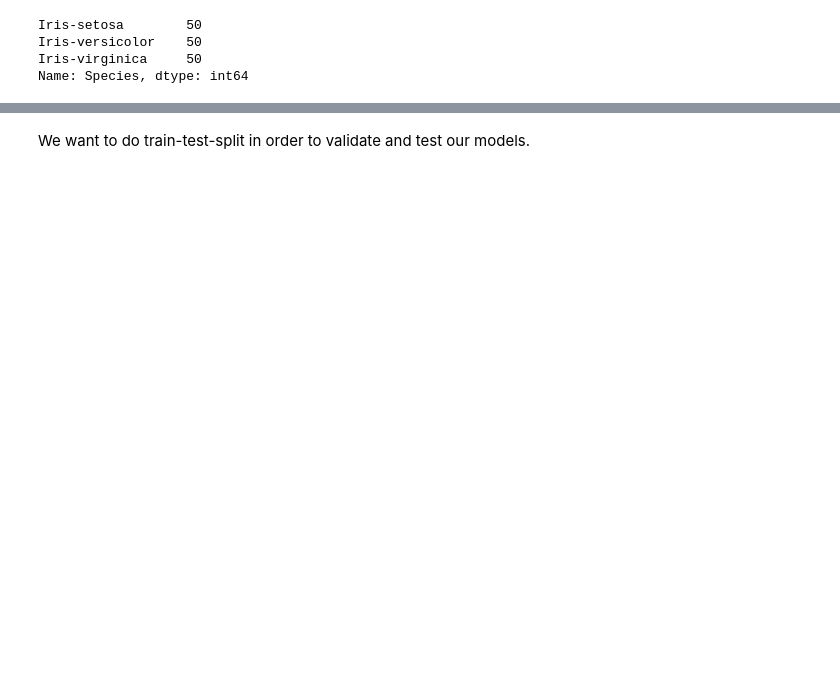
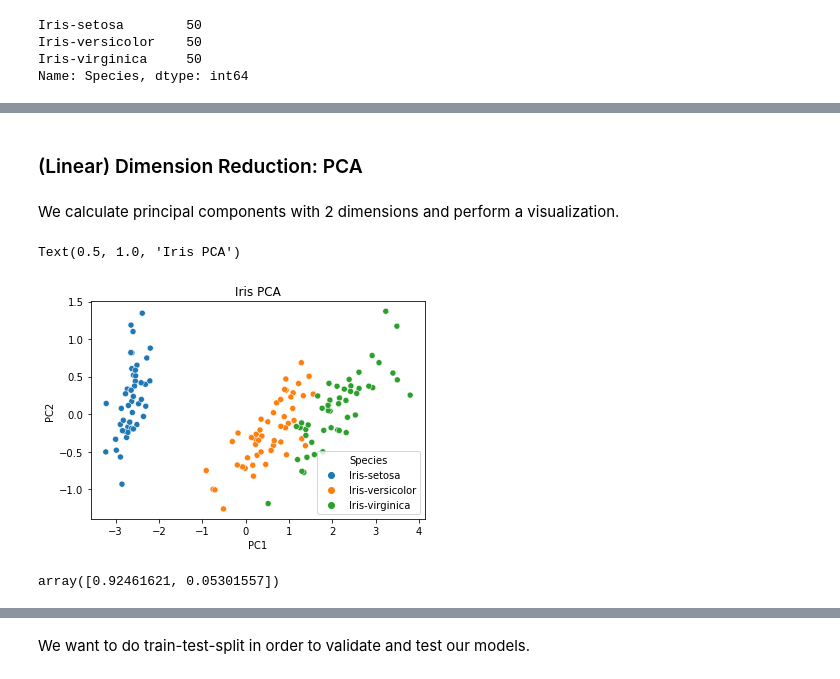
Before and after one commit to gfrostmath/iris, a Jupyter notebook: iris.ipynb, the cells around one changed output, grey strips where cells are left out. Drawn from its saved outputs; the diff is of its cells as text; code cells hidden in the pictures; blank space fills up the shorter version.

```diff
--- a/iris.ipynb
+++ b/iris.ipynb
@@ -105,0 +221,28 @@ sns.boxplot(x='Species', y='SepalLengthCm', data=iris)
+# %% [markdown]
+### (Linear) Dimension Reduction: PCA <a class="anchor" id="PCA"></a>
+# %% [markdown]
+We calculate principal components with 2 dimensions and perform a visualization.
+# %%
+# Intialize PCA with 2 components:
+pca = PCA(n_components=2, random_state=0)
+# Calculate PCA on X-values of entire dataset:
+pca.fit(X)
+X_pca_array = pca.transform(X)
+# Assemble PCA data into a Pandas DataFrame:
+X_pca = pd.DataFrame(X_pca_array, columns=['PC1','PC2'])
+# Append 'Species' information:
+X_pca['Species'] = y
+# %%
+# Create scatterplot using PCA components colored by 'Species':
+sns.scatterplot(data=X_pca,
+                x=X_pca['PC1'],
+                y=X_pca['PC2'],
+                hue='Species')
+plt.title('Iris PCA')
+# %% [output]
+Text(0.5, 1.0, 'Iris PCA')
+[figure, added]
+# %%
+pca.explained_variance_ratio_
+# %% [output]
+array([0.92461621, 0.05301557])
```
Also changed, not shown: parts of 121 cells of this notebook.
